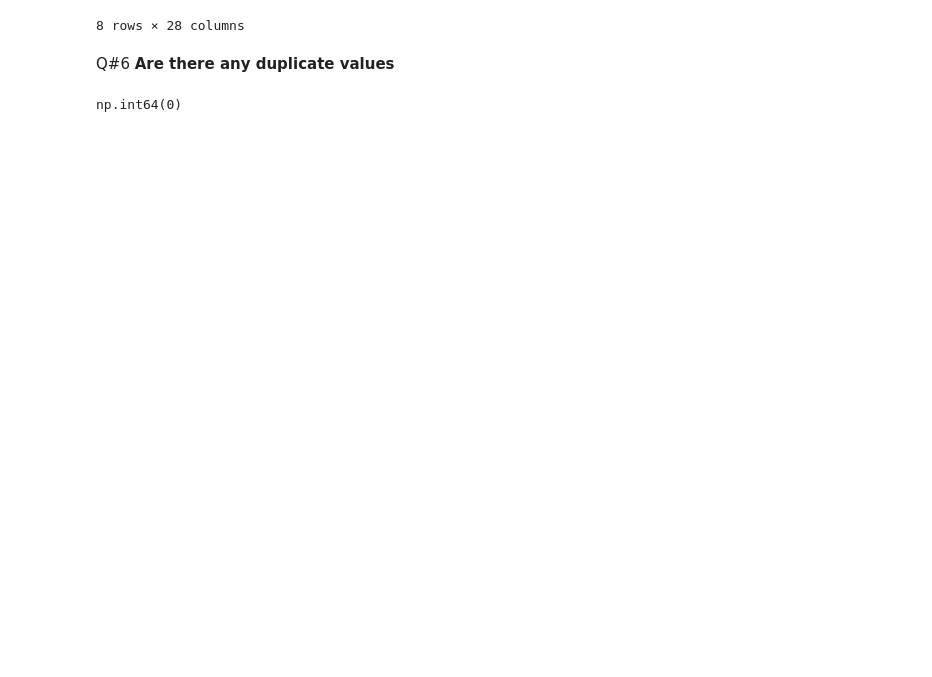
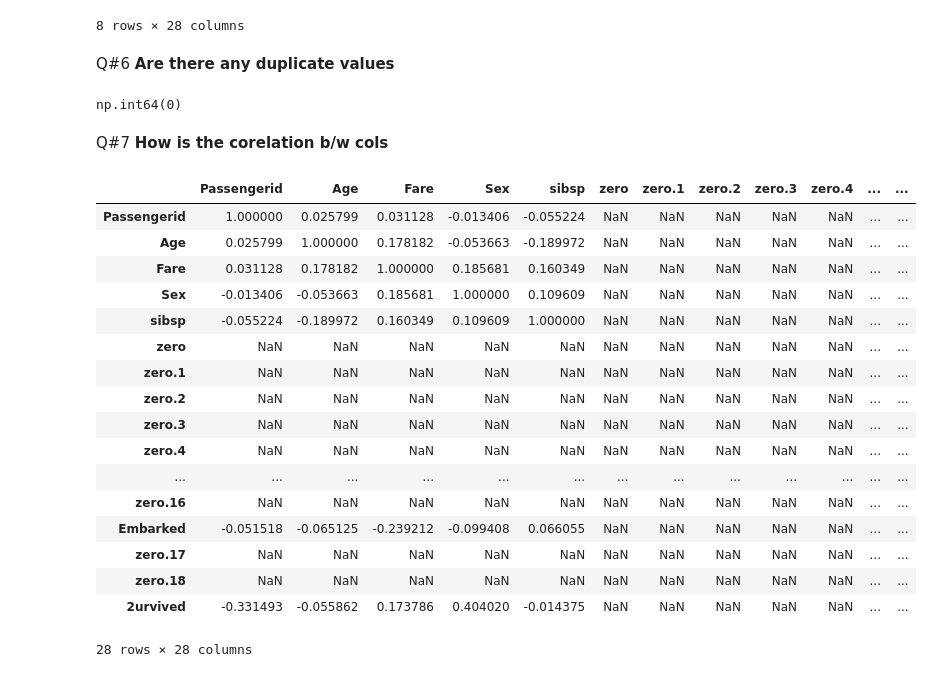
Before and after one commit to Muhammad-Abubakar147/Machine-Learning, a Jupyter notebook: 17.Understanding ur Data/17.Understanding-ur-Data.ipynb, the cells around one changed output. Drawn from its saved outputs; the diff is of its cells as text; code cells hidden in the pictures; blank space fills up the shorter version.

```diff
--- a/17.Understanding ur Data/17.Understanding-ur-Data.ipynb
+++ b/17.Understanding ur Data/17.Understanding-ur-Data.ipynb
@@ -108,3 +108,26 @@ Q#6 **Are there any duplicate values**
 df.duplicated().sum()
 # %% [output]
 np.int64(0)
+# %% [markdown]
+Q#7 **How is the corelation b/w cols**
+# %%
+df.corr()
+# %% [output]
+|  | Passengerid | Age | Fare | Sex | sibsp | zero | zero.1 | zero.2 | zero.3 | zero.4 | ... | ... |
+| Passengerid | 1.000000 | 0.025799 | 0.031128 | -0.013406 | -0.055224 | NaN | NaN | NaN | NaN | NaN | ... | ... |
+| Age | 0.025799 | 1.000000 | 0.178182 | -0.053663 | -0.189972 | NaN | NaN | NaN | NaN | NaN | ... | ... |
+| Fare | 0.031128 | 0.178182 | 1.000000 | 0.185681 | 0.160349 | NaN | NaN | NaN | NaN | NaN | ... | ... |
+| Sex | -0.013406 | -0.053663 | 0.185681 | 1.000000 | 0.109609 | NaN | NaN | NaN | NaN | NaN | ... | ... |
+| sibsp | -0.055224 | -0.189972 | 0.160349 | 0.109609 | 1.000000 | NaN | NaN | NaN | NaN | NaN | ... | ... |
+| zero | NaN | NaN | NaN | NaN | NaN | NaN | NaN | NaN | NaN | NaN | ... | ... |
+| zero.1 | NaN | NaN | NaN | NaN | NaN | NaN | NaN | NaN | NaN | NaN | ... | ... |
+| zero.2 | NaN | NaN | NaN | NaN | NaN | NaN | NaN | NaN | NaN | NaN | ... | ... |
+| zero.3 | NaN | NaN | NaN | NaN | NaN | NaN | NaN | NaN | NaN | NaN | ... | ... |
+| zero.4 | NaN | NaN | NaN | NaN | NaN | NaN | NaN | NaN | NaN | NaN | ... | ... |
+| ... | ... | ... | ... | ... | ... | ... | ... | ... | ... | ... | ... | ... |
+| zero.16 | NaN | NaN | NaN | NaN | NaN | NaN | NaN | NaN | NaN | NaN | ... | ... |
+| Embarked | -0.051518 | -0.065125 | -0.239212 | -0.099408 | 0.066055 | NaN | NaN | NaN | NaN | NaN | ... | ... |
+| zero.17 | NaN | NaN | NaN | NaN | NaN | NaN | NaN | NaN | NaN | NaN | ... | ... |
+| zero.18 | NaN | NaN | NaN | NaN | NaN | NaN | NaN | NaN | NaN | NaN | ... | ... |
+| 2urvived | -0.331493 | -0.055862 | 0.173786 | 0.404020 | -0.014375 | NaN | NaN | NaN | NaN | NaN | ... | ... |
+28 rows × 28 columns
```
